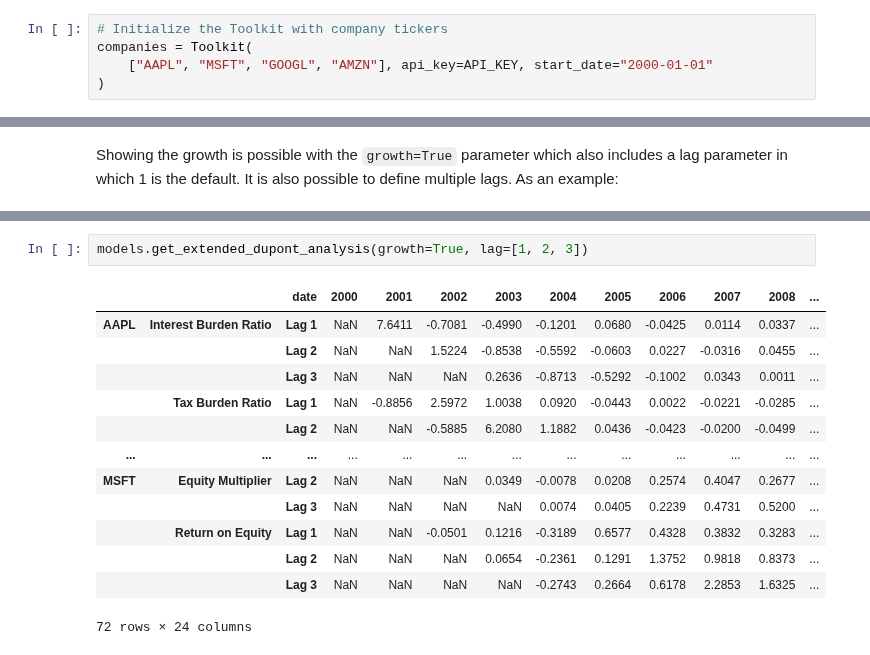
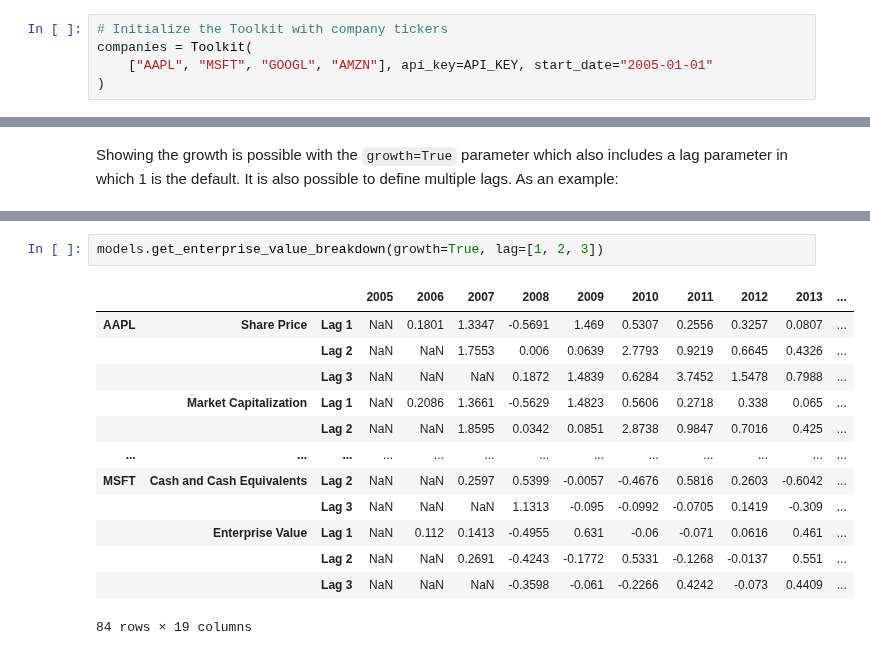
Before and after one commit to JerBouma/FinanceToolkit, a Jupyter notebook: examples/Finance Toolkit - 1. Getting Started.ipynb, the cells around one changed output, grey strips where cells are left out. Saved outputs shown, nothing was run; the diff lists cells and outputs as text.

```diff
--- a/examples/Finance Toolkit - 1. Getting Started.ipynb
+++ b/examples/Finance Toolkit - 1. Getting Started.ipynb
@@ -46,7 +46,7 @@ Initializing only is required once. This is the case for any function so once yo
 # %%
 # Initialize the Toolkit with company tickers
 companies = Toolkit(
-    ["AAPL", "MSFT", "GOOGL", "AMZN"], api_key=API_KEY, start_date="2000-01-01"
+    ["AAPL", "MSFT", "GOOGL", "AMZN"], api_key=API_KEY, start_date="2005-01-01"
 )
 # %% [markdown]
 Let's start off by collecting some historical data. Here, there are multiple periods that can be selected. This can be 'daily', 'weekly', 'monthly', 'quarterly', or 'yearly'. The default is 'daily'.
@@ -487,16 +526,16 @@ models.get_dupont_analysis(growth=True)
 # %%
-models.get_extended_dupont_analysis(growth=True, lag=[1, 2, 3])
+models.get_enterprise_value_breakdown(growth=True, lag=[1, 2, 3])
 # %% [output]
-|  |  | date | 2000 | 2001 | 2002 | 2003 | 2004 | 2005 | 2006 | 2007 | 2008 | ... |
-| AAPL | Interest Burden Ratio | Lag 1 | NaN | 7.6411 | -0.7081 | -0.4990 | -0.1201 | 0.0680 | -0.0425 | 0.0114 | 0.0337 | ... |
-|  |  | Lag 2 | NaN | NaN | 1.5224 | -0.8538 | -0.5592 | -0.0603 | 0.0227 | -0.0316 | 0.0455 | ... |
-|  |  | Lag 3 | NaN | NaN | NaN | 0.2636 | -0.8713 | -0.5292 | -0.1002 | 0.0343 | 0.0011 | ... |
-|  | Tax Burden Ratio | Lag 1 | NaN | -0.8856 | 2.5972 | 1.0038 | 0.0920 | -0.0443 | 0.0022 | -0.0221 | -0.0285 | ... |
-|  |  | Lag 2 | NaN | NaN | -0.5885 | 6.2080 | 1.1882 | 0.0436 | -0.0423 | -0.0200 | -0.0499 | ... |
+|  |  |  | 2005 | 2006 | 2007 | 2008 | 2009 | 2010 | 2011 | 2012 | 2013 | ... |
+| AAPL | Share Price | Lag 1 | NaN | 0.1801 | 1.3347 | -0.5691 | 1.469 | 0.5307 | 0.2556 | 0.3257 | 0.0807 | ... |
+|  |  | Lag 2 | NaN | NaN | 1.7553 | 0.006 | 0.0639 | 2.7793 | 0.9219 | 0.6645 | 0.4326 | ... |
+|  |  | Lag 3 | NaN | NaN | NaN | 0.1872 | 1.4839 | 0.6284 | 3.7452 | 1.5478 | 0.7988 | ... |
+|  | Market Capitalization | Lag 1 | NaN | 0.2086 | 1.3661 | -0.5629 | 1.4823 | 0.5606 | 0.2718 | 0.338 | 0.065 | ... |
+|  |  | Lag 2 | NaN | NaN | 1.8595 | 0.0342 | 0.0851 | 2.8738 | 0.9847 | 0.7016 | 0.425 | ... |
 | ... | ... | ... | ... | ... | ... | ... | ... | ... | ... | ... | ... | ... |
-| MSFT | Equity Multiplier | Lag 2 | NaN | NaN | NaN | 0.0349 | -0.0078 | 0.0208 | 0.2574 | 0.4047 | 0.2677 | ... |
-|  |  | Lag 3 | NaN | NaN | NaN | NaN | 0.0074 | 0.0405 | 0.2239 | 0.4731 | 0.5200 | ... |
-|  | Return on Equity | Lag 1 | NaN | NaN | -0.0501 | 0.1216 | -0.3189 | 0.6577 | 0.4328 | 0.3832 | 0.3283 | ... |
-|  |  | Lag 2 | NaN | NaN | NaN | 0.0654 | -0.2361 | 0.1291 | 1.3752 | 0.9818 | 0.8373 | ... |
-|  |  | Lag 3 | NaN | NaN | NaN | NaN | -0.2743 | 0.2664 | 0.6178 | 2.2853 | 1.6325 | ... |
+| MSFT | Cash and Cash Equivalents | Lag 2 | NaN | NaN | 0.2597 | 0.5399 | -0.0057 | -0.4676 | 0.5816 | 0.2603 | -0.6042 | ... |
+|  |  | Lag 3 | NaN | NaN | NaN | 1.1313 | -0.095 | -0.0992 | -0.0705 | 0.1419 | -0.309 | ... |
+|  | Enterprise Value | Lag 1 | NaN | 0.112 | 0.1413 | -0.4955 | 0.631 | -0.06 | -0.071 | 0.0616 | 0.461 | ... |
+|  |  | Lag 2 | NaN | NaN | 0.2691 | -0.4243 | -0.1772 | 0.5331 | -0.1268 | -0.0137 | 0.551 | ... |
+|  |  | Lag 3 | NaN | NaN | NaN | -0.3598 | -0.061 | -0.2266 | 0.4242 | -0.073 | 0.4409 | ... |
-72 rows × 24 columns
+84 rows × 19 columns
```
Also changed, not shown: parts of 24 cells of this notebook, 14 other files.
